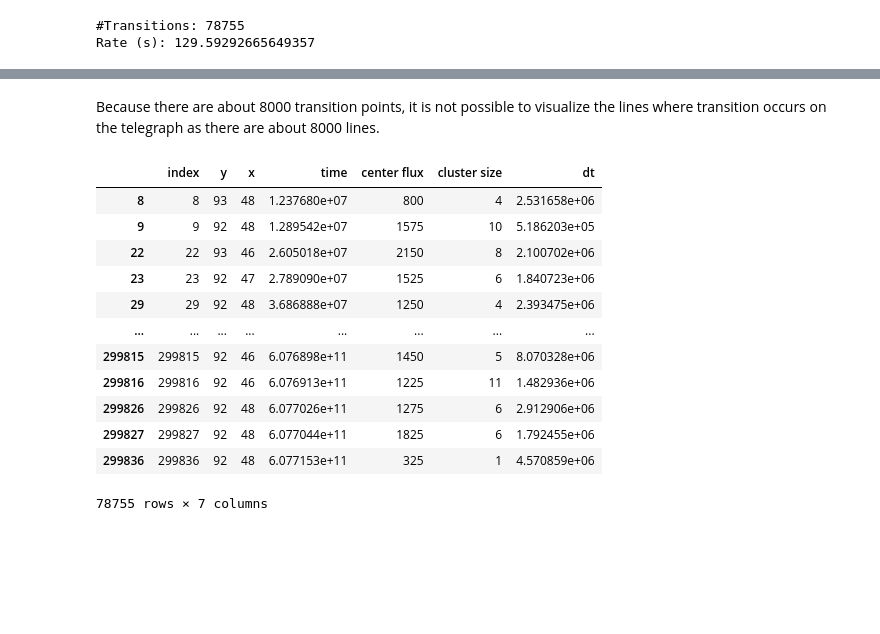
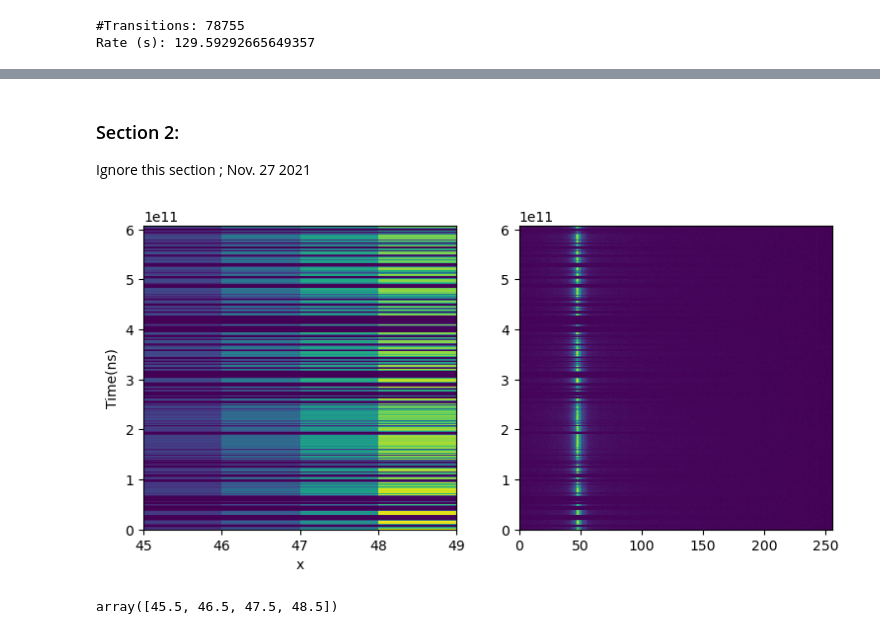
Before and after one commit to UW-ion-trap-group/Trapped_Ion_Tpx3Cam_Analysis, a Jupyter notebook: Tpx3Cam_Projects/10_26_Beam_size_estimate/Optimized_threshold/x_389s.ipynb, the cells around one changed output, grey strips where cells are left out. Cells and saved outputs as stored; diff of their text form; code cells hidden in the pictures; blank space fills up the shorter version.

```diff
--- a/Tpx3Cam_Projects/10_26_Beam_size_estimate/Optimized_threshold/x_389s.ipynb
+++ b/Tpx3Cam_Projects/10_26_Beam_size_estimate/Optimized_threshold/x_389s.ipynb
@@ -396,18 +298,24 @@ plt.show()
-# %% [markdown]
-Because there are about 8000 transition points, it is not possible to visualize the lines where transition occurs on the telegraph as there are about 8000 lines.
-# %%
-h_lines
-# %% [output]
-|  | index | y | x | time | center flux | cluster size | dt |
-| 8 | 8 | 93 | 48 | 1.237680e+07 | 800 | 4 | 2.531658e+06 |
-| 9 | 9 | 92 | 48 | 1.289542e+07 | 1575 | 10 | 5.186203e+05 |
-| 22 | 22 | 93 | 46 | 2.605018e+07 | 2150 | 8 | 2.100702e+06 |
-| 23 | 23 | 92 | 47 | 2.789090e+07 | 1525 | 6 | 1.840723e+06 |
-| 29 | 29 | 92 | 48 | 3.686888e+07 | 1250 | 4 | 2.393475e+06 |
-| ... | ... | ... | ... | ... | ... | ... | ... |
-| 299815 | 299815 | 92 | 46 | 6.076898e+11 | 1450 | 5 | 8.070328e+06 |
-| 299816 | 299816 | 92 | 46 | 6.076913e+11 | 1225 | 11 | 1.482936e+06 |
-| 299826 | 299826 | 92 | 48 | 6.077026e+11 | 1275 | 6 | 2.912906e+06 |
-| 299827 | 299827 | 92 | 48 | 6.077044e+11 | 1825 | 6 | 1.792455e+06 |
-| 299836 | 299836 | 92 | 48 | 6.077153e+11 | 325 | 1 | 4.570859e+06 |
-78755 rows × 7 columns
+# %% [markdown]
+### Section 2:
+Ignore this section ; Nov. 27 2021
+# %%
+# This cell plots the telegraph on the left and times where transition occurs.
+
+fig,(ax,ax2)=plt.subplots(1,2,figsize=(9,4))
+h,bx,by,im=ax.hist2d(One.old_data_table["x"],One.old_data_table["time"],range=[[45,49],[0,max(One.old_data_table["time"])]],bins=([45,46,47,48,49],340))
+ax2.hist2d(One.old_data_table["x"],One.old_data_table["time"],bins=256)
+#ax2.hlines(h_lines["time"],0,max(One.old_data_table["x"]),colors="white",lw=0.3,ls="--")
+#ax.set_ylim(0,5e8)
+#ax2.set_ylim(0,5e8)
+ax.set_xlabel("x")
+ax.set_ylabel("Time(ns)")
+#ax.set_xlim(0,100)
+#ax2.set_xlim(0,100)
+plt.show()
+# %% [output]
+[figure, added]
+# %%
+bx_centers=(bx[1:]+bx[:-1])/2
+bx_centers
+# %% [output]
+array([45.5, 46.5, 47.5, 48.5])
```
Also changed, not shown: parts of 41 cells of this notebook.
